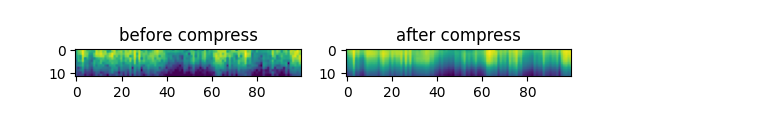
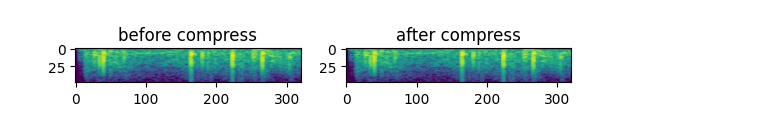
Before and after one commit to shinolab/vibrotactile-autoencoder, a Jupyter notebook: SVD_test.ipynb, the cells around one changed output. Cells and saved outputs as stored; diff of their text form; code cells hidden in the pictures.

```diff
--- a/SVD_test.ipynb
+++ b/SVD_test.ipynb
@@ -3,7 +3,7 @@ import pickle
 import matplotlib.pyplot as plt
 import numpy as np
 
-with open('trainset.pickle', 'rb') as file:
+with open('trainset_LMT_large.pickle', 'rb') as file:
     data = pickle.load(file)
 # %%
 test_img = data['spectrogram'][0].squeeze()
@@ -61,5 +61,5 @@ compress size:113
 # %%
-X = data['spectrogram']
+X = data['spectrogram'][:256]
 X = X.reshape(*X.shape[:-2], -1)
 print(X.shape)
 # %% [output]
@@ -67,15 +67,15 @@ print(X.shape)
 # %%
 from sklearn.decomposition import PCA
 
-pca = PCA(n_components=128)
+pca = PCA(n_components=256)
 X_reduced = pca.fit_transform(X)	# 压缩
 X_recovered = pca.inverse_transform(X_reduced)	# 重构
 # %%
 fig, ax = plt.subplots(1, 2)
-ax[0].imshow(X[0].reshape(12, 100))
+ax[0].imshow(X[0].reshape(48, 320))
 ax[0].set_title("before compress")
-ax[1].imshow(X_recovered[0].reshape(12, 100))
+ax[1].imshow(X_recovered[0].reshape(48, 320))
 ax[1].set_title("after compress")
 plt.show()
 # %% [output]
-[figure, old version]
+[figure, new version]
```
Also changed, not shown: parts of 5 cells of this notebook, 14 other files.
